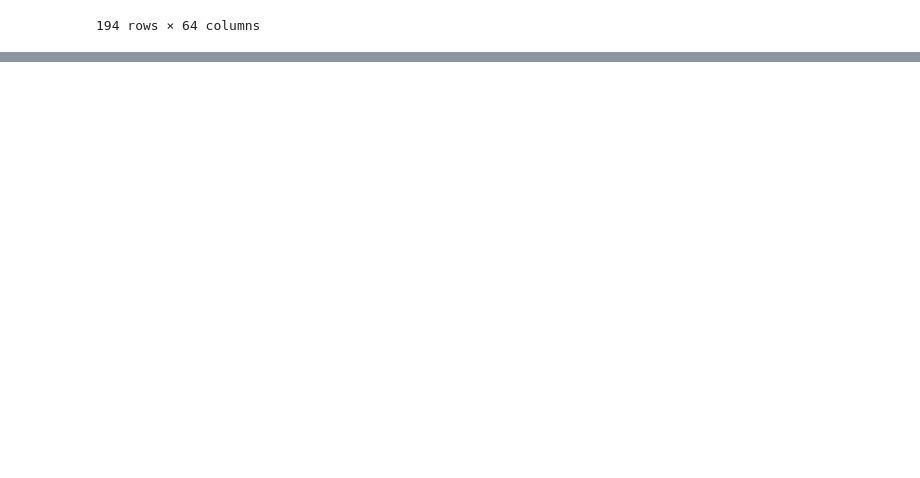
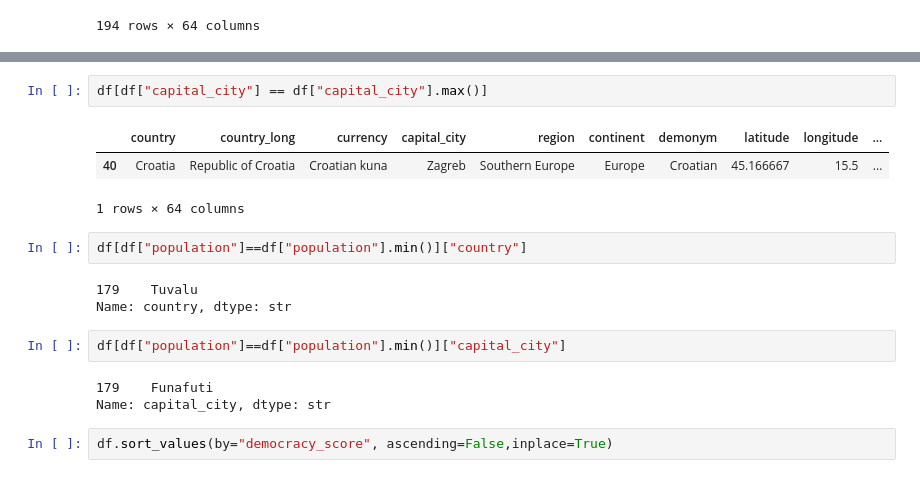
Before and after one commit to Mamun123123123/Python, a Jupyter notebook: practice.ipynb, the cells around one changed output, grey strips where cells are left out. Cells and saved outputs as stored; diff of their text form; blank space fills up the shorter version.

```diff
--- a/practice.ipynb
+++ b/practice.ipynb
@@ -19,0 +99,18 @@ df
+# %%
+df[df["capital_city"] == df["capital_city"].max()]
+# %% [output]
+|  | country | country_long | currency | capital_city | region | continent | demonym | latitude | longitude | ... |
+| 40 | Croatia | Republic of Croatia | Croatian kuna | Zagreb | Southern Europe | Europe | Croatian | 45.166667 | 15.5 | ... |
+1 rows × 64 columns
+# %%
+df[df["population"]==df["population"].min()]["country"]
+# %% [output]
+179    Tuvalu
+Name: country, dtype: str
+# %%
+df[df["population"]==df["population"].min()]["capital_city"]
+# %% [output]
+179    Funafuti
+Name: capital_city, dtype: str
+# %%
+df.sort_values(by="democracy_score", ascending=False,inplace=True)
```
Also changed, not shown: parts of 9 cells of this notebook.
